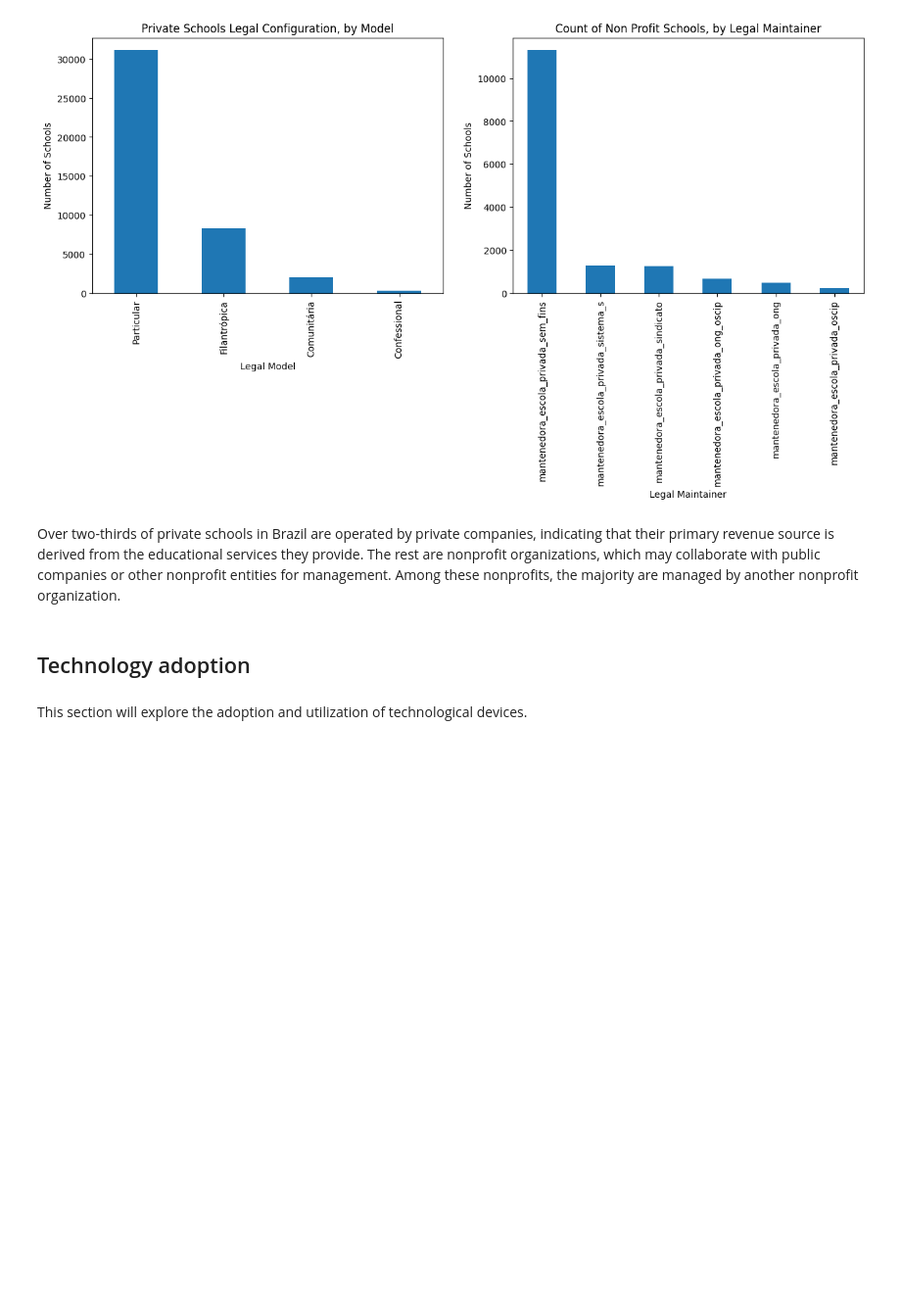
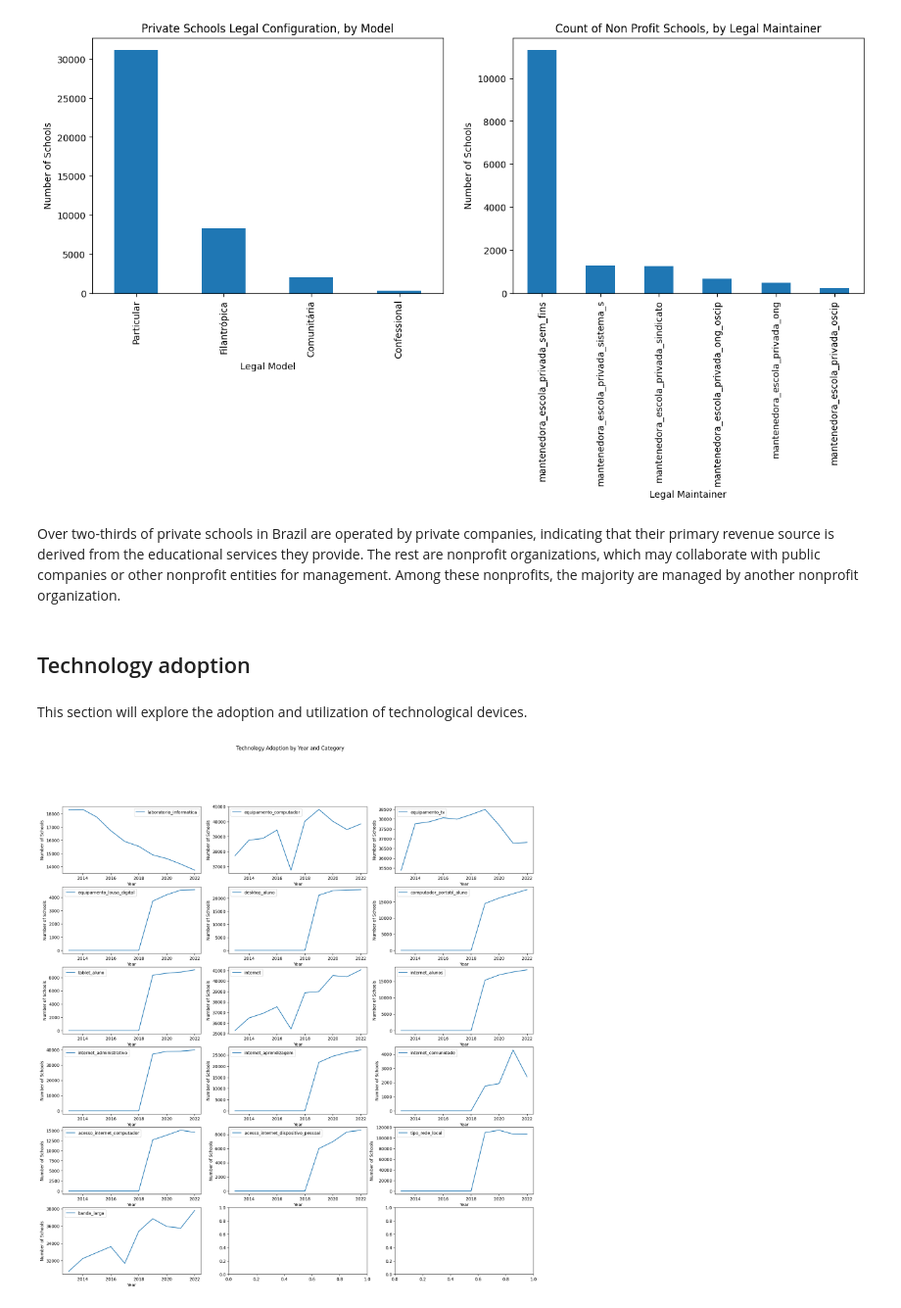
Before and after one commit to henriquefreitassouza/analysis, a Jupyter notebook: Private Schools in Brazil.ipynb, the cells around one changed output. Shown at 98% size. Cells and saved outputs as stored; diff of their text form; code cells hidden in the pictures; blank space fills up the shorter version.

Commit message:
Added visualizations and interpretation for technology adoption over the years.

```diff
--- a/Private Schools in Brazil.ipynb
+++ b/Private Schools in Brazil.ipynb
@@ -236,3 +236,33 @@ Over two-thirds of private schools in Brazil are operated by private companies,
 ## Technology adoption
 # %% [markdown]
 This section will explore the adoption and utilization of technological devices.
+# %%
+# Target field were shaped as a two dimensional array to plot several visualizations
+tech_fields = [['laboratorio_informatica',
+'equipamento_computador',
+'equipamento_tv'],
+['equipamento_lousa_digital',
+'desktop_aluno',
+'computador_portatil_aluno'],
+['tablet_aluno',
+'internet',
+'internet_alunos'],
+['internet_administrativo',
+'internet_aprendizagem',
+'internet_comunidade'],
+['acesso_internet_computador',
+'acesso_internet_dispositivo_pessoal',
+'tipo_rede_local'],
+['banda_larga']]
+# %%
+fig, axes = plt.subplots(6, 3, figsize = (20, 20))
+
+fig.suptitle('Technology Adoption by Year and Category')
+
+for row, columns in enumerate(tech_fields):
+    _df_tech = df[['ano'] + columns].groupby('ano').sum()
+
+    for col, dimension in enumerate(columns):
+        _df_tech[dimension].plot(ax = axes[row, col], xlabel = 'Year', ylabel = 'Number of Schools', legend = True)
+# %% [output]
+[figure, added]
```
Also changed, not shown: parts of 4 cells of this notebook.
